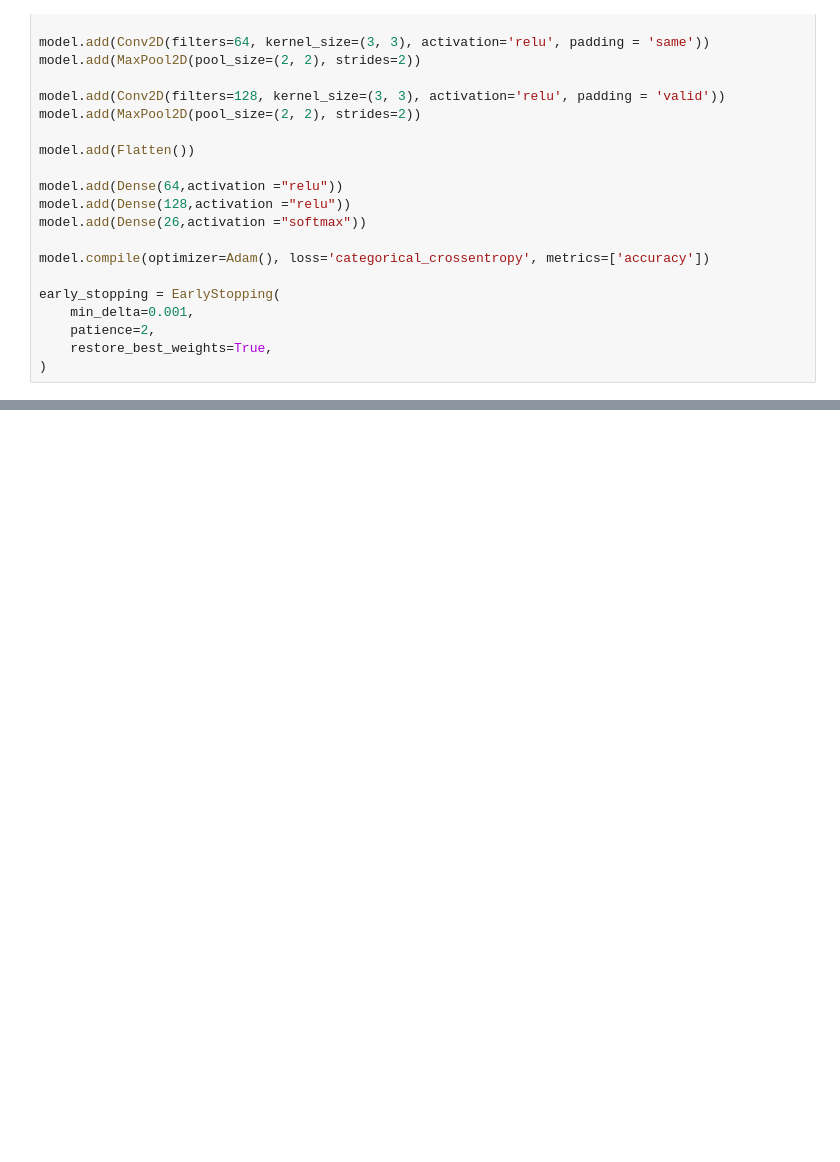
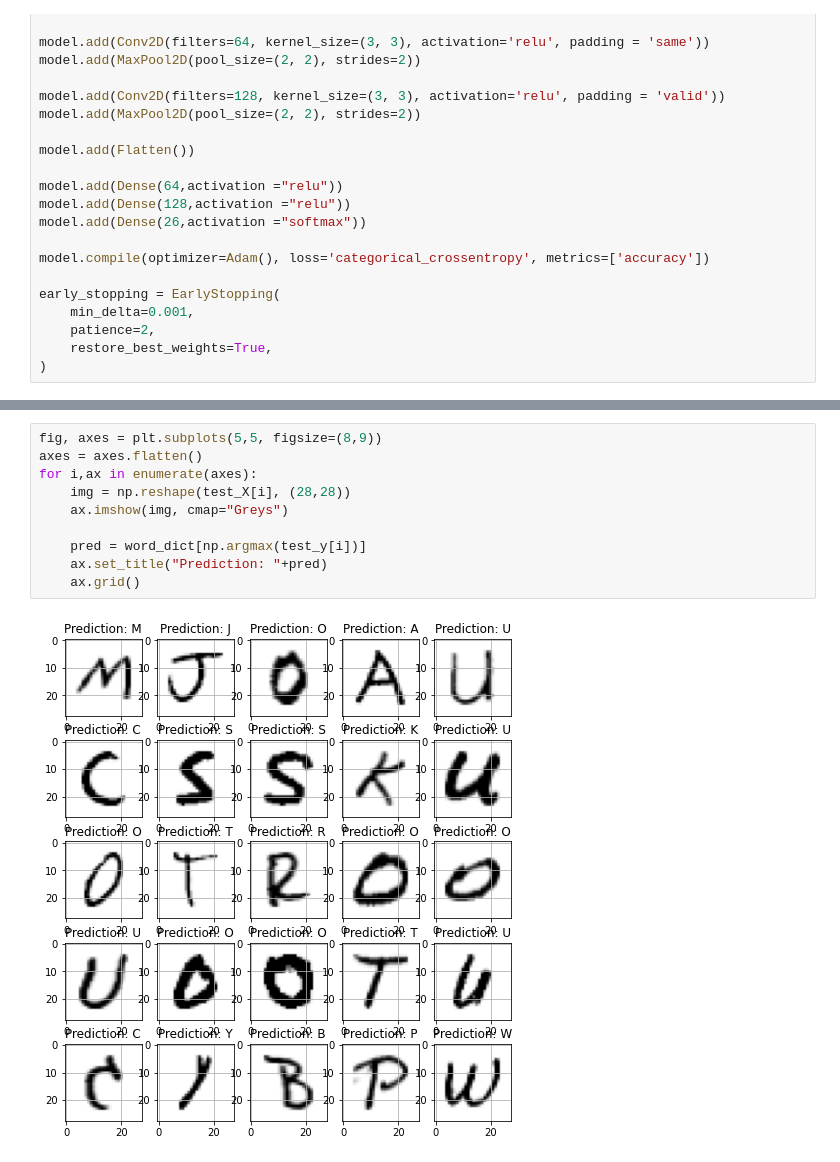
Before and after one commit to Karkeys360/handwriting-recognition, a Jupyter notebook: src/handwriting_recog.ipynb, the cells around one changed output, grey strips where cells are left out. Saved outputs shown, nothing was run; the diff lists cells and outputs as text; blank space fills up the shorter version.

Commit message:
with prediction

```diff
--- a/src/handwriting_recog.ipynb
+++ b/src/handwriting_recog.ipynb
@@ -79,0 +101,12 @@ Epoch 1/200
+# %%
+fig, axes = plt.subplots(5,5, figsize=(8,9))
+axes = axes.flatten()
+for i,ax in enumerate(axes):
+    img = np.reshape(test_X[i], (28,28))
+    ax.imshow(img, cmap="Greys")
+
+    pred = word_dict[np.argmax(test_y[i])]
+    ax.set_title("Prediction: "+pred)
+    ax.grid()
+# %% [output]
+[figure, added]
```
Also changed, not shown: parts of 3 cells of this notebook.
